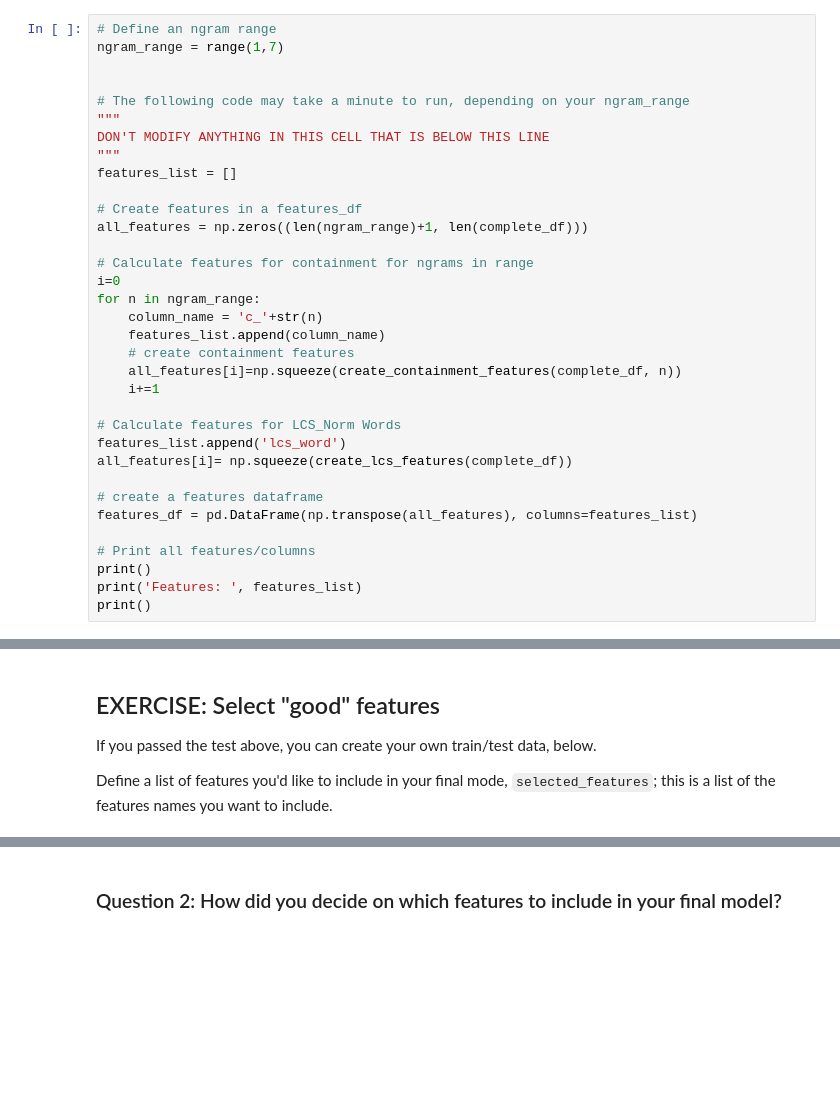
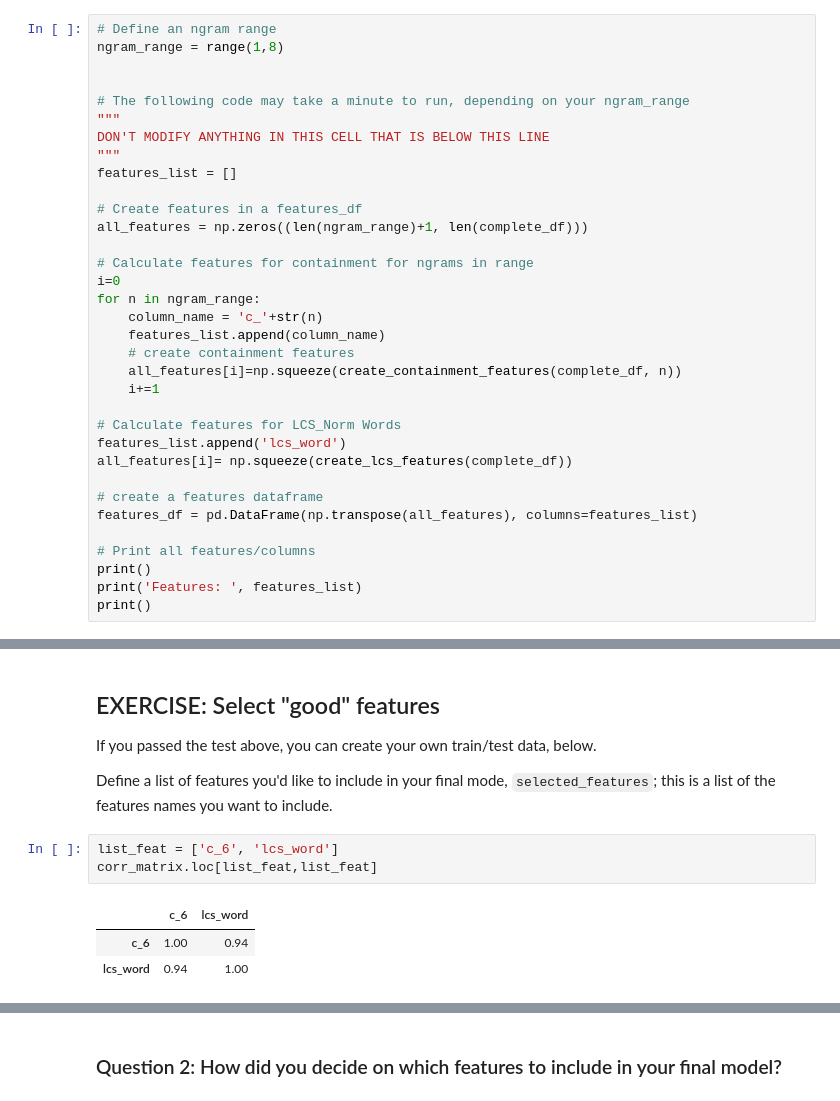
Before and after one commit to dvalps/plagiarism-detector, a Jupyter notebook: 2_Plagiarism_Feature_Engineering.ipynb, the cells around one changed output, grey strips where cells are left out. Cells and saved outputs as stored; diff of their text form; blank space fills up the shorter version.

```diff
--- a/2_Plagiarism_Feature_Engineering.ipynb
+++ b/2_Plagiarism_Feature_Engineering.ipynb
@@ -733,7 +705,7 @@ You'll want to create at least 6 features to choose from as you think about whic
 In the below cell **define an n-gram range**; these will be the n's you use to create n-gram containment features. The rest of the feature creation code is provided.
 # %%
 # Define an ngram range
-ngram_range = range(1,7)
+ngram_range = range(1,8)
 
 
 # The following code may take a minute to run, depending on your ngram_range
@@ -843,6 +859,13 @@ tests.test_data_split(train_x, train_y, test_x, test_y)
 If you passed the test above, you can create your own train/test data, below.
 
 Define a list of features you'd like to include in your final mode, `selected_features`; this is a list of the features names you want to include.
+# %%
+list_feat = ['c_6', 'lcs_word']
+corr_matrix.loc[list_feat,list_feat]
+# %% [output]
+|  | c_6 | lcs_word |
+| c_6 | 1.00 | 0.94 |
+| lcs_word | 0.94 | 1.00 |
 # %%
 # Select your list of features, this should be column names from features_df
 # ex. ['c_1', 'lcs_word']
```
Also changed, not shown: parts of 16 cells of this notebook.
